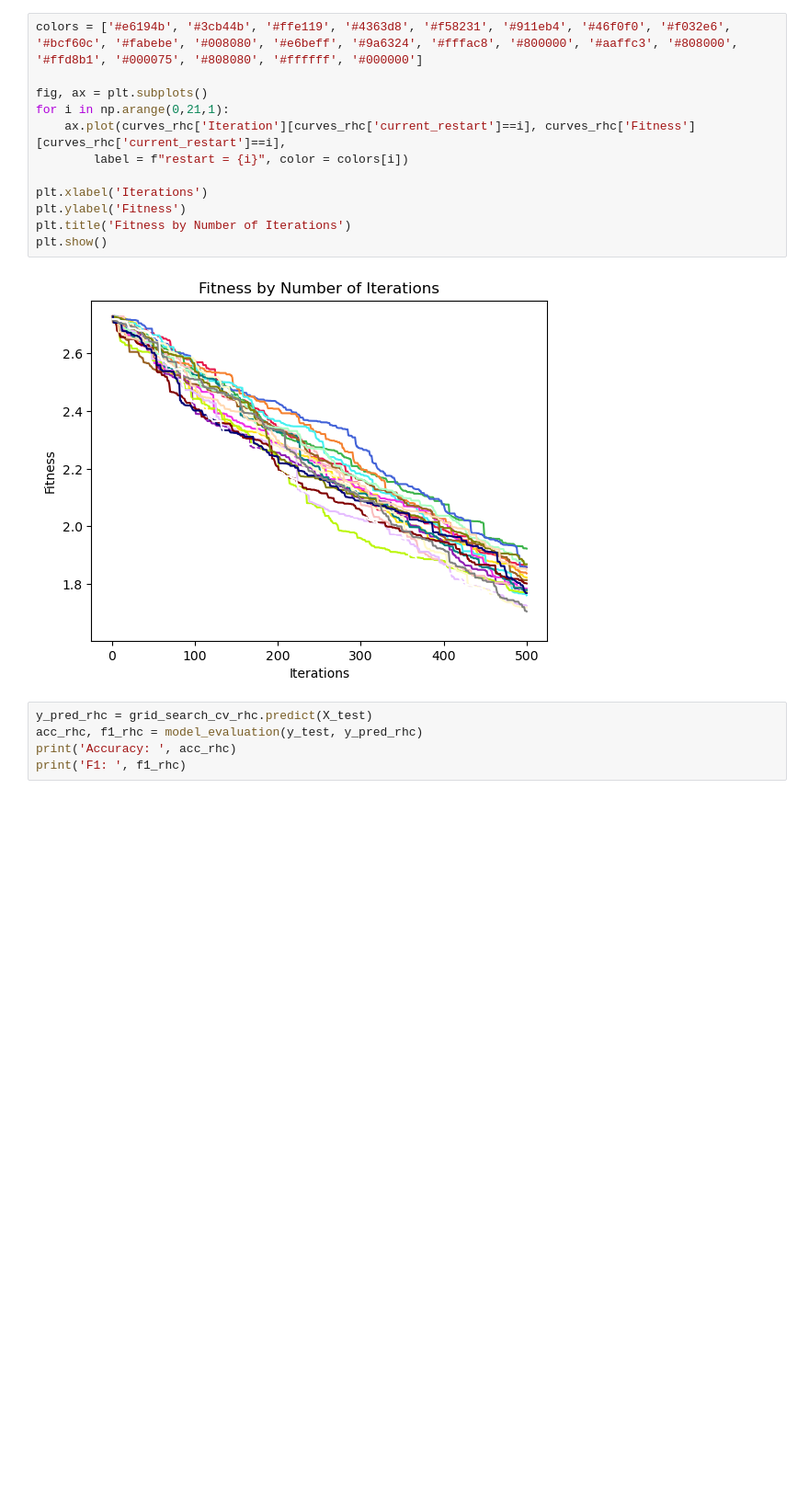
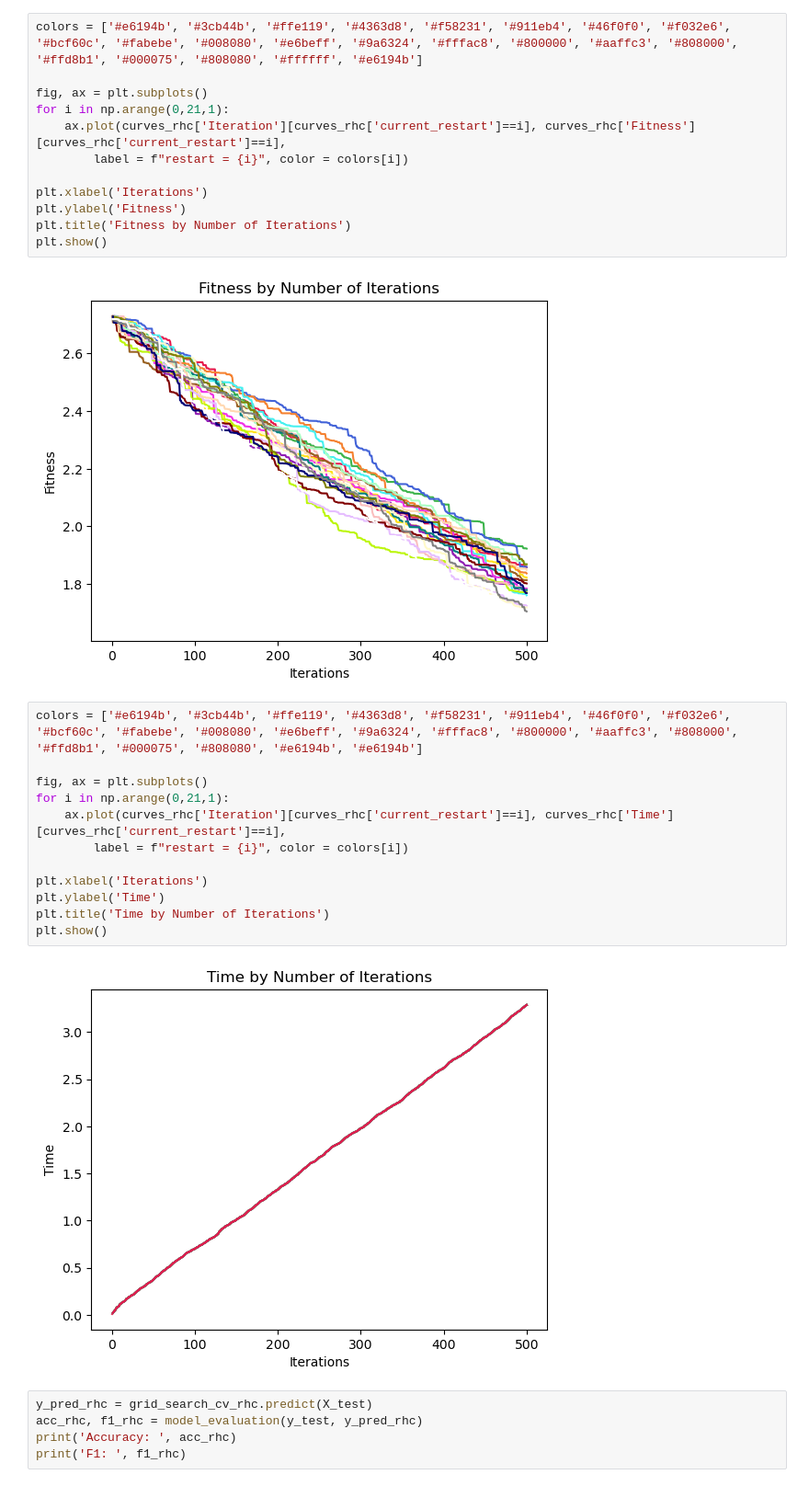
Before and after one commit to funkjo/Randomized-Optimization, a Jupyter notebook: NNOptimization.ipynb, the cells around one changed output. Shown: that part at 92% size. Saved outputs shown, nothing was run; the diff lists cells and outputs as text; blank space fills up the shorter version.

```diff
--- a/NNOptimization.ipynb
+++ b/NNOptimization.ipynb
@@ -142,7 +142,7 @@ curves_rhc
 | 10500 | 500 | 3.287200 | 1.657102 | 15741.0 | 500 | 20 | [0.0976270078546495, 0.4303787327... | rhc | relu | True | ... |
 10501 rows × 16 columns
 # %%
-colors = ['#e6194b', '#3cb44b', '#ffe119', '#4363d8', '#f58231', '#911eb4', '#46f0f0', '#f032e6', '#bcf60c', '#fabebe', '#008080', '#e6beff', '#9a6324', '#fffac8', '#800000', '#aaffc3', '#808000', '#ffd8b1', '#000075', '#808080', '#ffffff', '#000000']
+colors = ['#e6194b', '#3cb44b', '#ffe119', '#4363d8', '#f58231', '#911eb4', '#46f0f0', '#f032e6', '#bcf60c', '#fabebe', '#008080', '#e6beff', '#9a6324', '#fffac8', '#800000', '#aaffc3', '#808000', '#ffd8b1', '#000075', '#808080', '#ffffff', '#e6194b']
 
 fig, ax = plt.subplots()
 for i in np.arange(0,21,1):
@@ -155,6 +155,20 @@ plt.title('Fitness by Number of Iterations')
 plt.show()
 # %% [output]
 [figure]
+# %%
+colors = ['#e6194b', '#3cb44b', '#ffe119', '#4363d8', '#f58231', '#911eb4', '#46f0f0', '#f032e6', '#bcf60c', '#fabebe', '#008080', '#e6beff', '#9a6324', '#fffac8', '#800000', '#aaffc3', '#808000', '#ffd8b1', '#000075', '#808080', '#e6194b', '#e6194b']
+
+fig, ax = plt.subplots()
+for i in np.arange(0,21,1):
+    ax.plot(curves_rhc['Iteration'][curves_rhc['current_restart']==i], curves_rhc['Time'][curves_rhc['current_restart']==i],
+        label = f"restart = {i}", color = colors[i])
+
+plt.xlabel('Iterations')
+plt.ylabel('Time')
+plt.title('Time by Number of Iterations')
+plt.show()
+# %% [output]
+[figure, added]
 # %%
 y_pred_rhc = grid_search_cv_rhc.predict(X_test)
 acc_rhc, f1_rhc = model_evaluation(y_test, y_pred_rhc)
```
Also changed, not shown: parts of 2 cells of this notebook.
